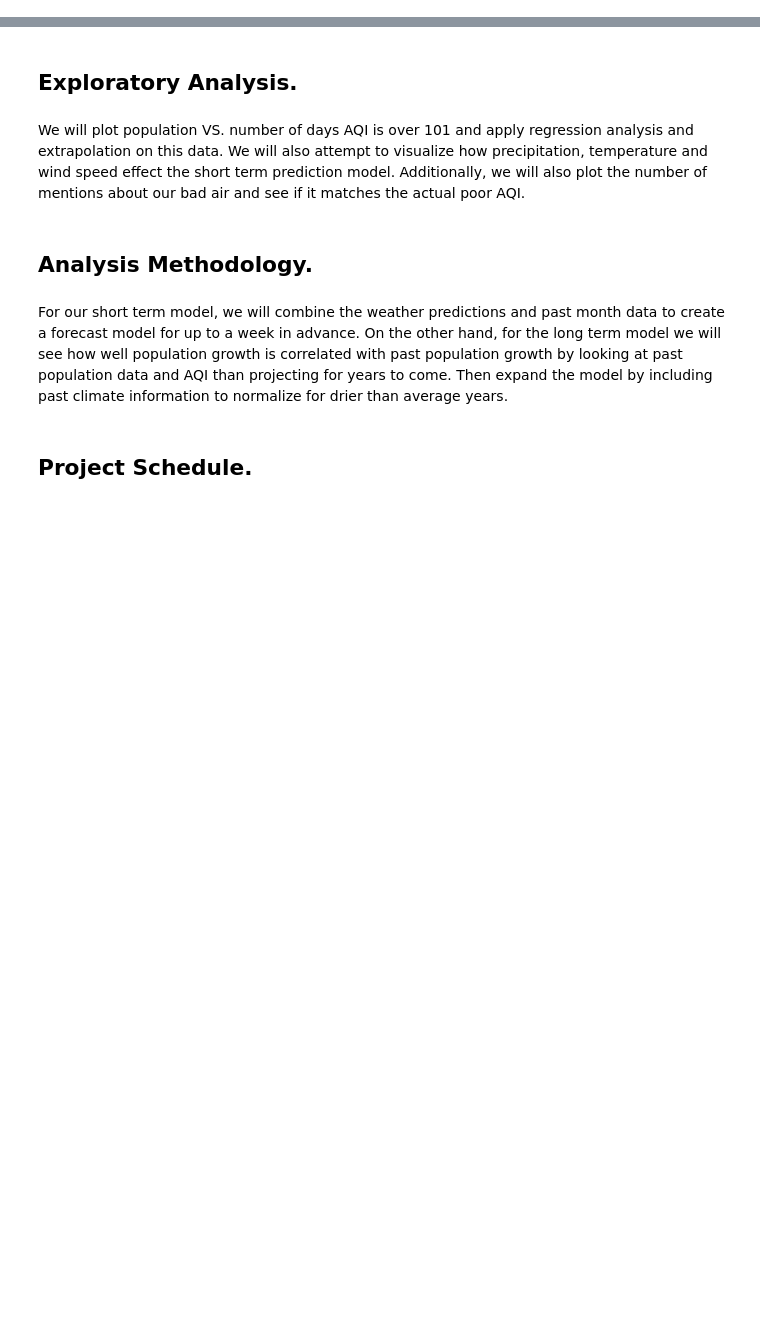
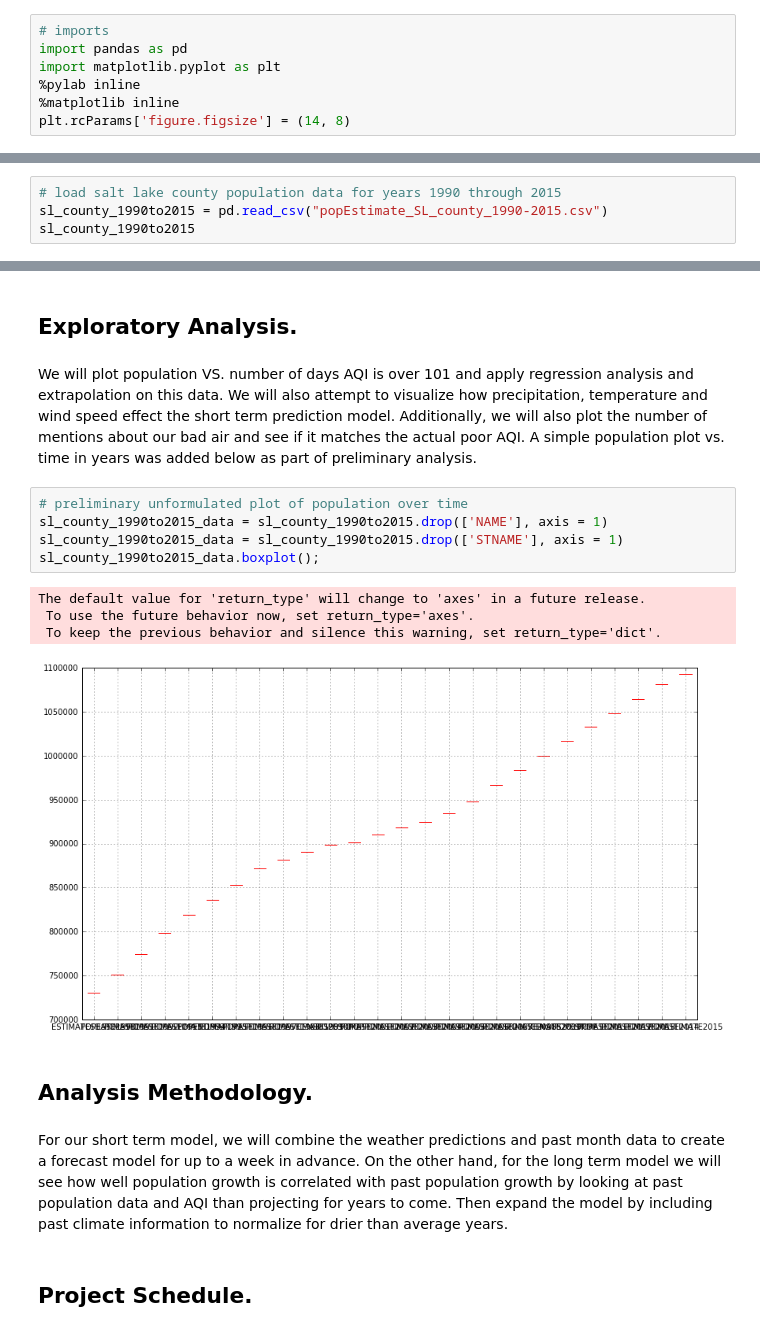
Before and after one commit to rolsenrob/SLC-AQI-Predictions-Project, a Jupyter notebook: Salt Lake City AQI Predictions and Forecasting..ipynb, the cells around one changed output, grey strips where cells are left out. Drawn from its saved outputs; the diff is of its cells as text; blank space fills up the shorter version.

Commit message:
added data and a simple plot

```diff
--- a/Salt Lake City AQI Predictions and Forecasting..ipynb
+++ b/Salt Lake City AQI Predictions and Forecasting..ipynb
@@ -23,0 +24,7 @@ We will need to gather a significant amount of data from several sources. For th
+# %%
+# imports
+import pandas as pd
+import matplotlib.pyplot as plt
+%pylab inline
+%matplotlib inline
+plt.rcParams['figure.figsize'] = (14, 8)
@@ -28,0 +77,4 @@ We expect that we should be able to give an accurate short term AQI prediction,
+# %%
+# load salt lake county population data for years 1990 through 2015
+sl_county_1990to2015 = pd.read_csv("popEstimate_SL_county_1990-2015.csv")
+sl_county_1990to2015
@@ -29,7 +85,17 @@ We expect that we should be able to give an accurate short term AQI prediction,
 # %% [markdown]
 ## Exploratory Analysis.
 # %% [markdown]
-We will plot population VS. number of days AQI is over 101 and apply regression analysis and extrapolation on this data. We will also attempt to visualize how precipitation, temperature and wind speed effect the short term prediction model. Additionally, we will also plot the number of mentions about our bad air and see if it matches the actual poor AQI.
+We will plot population VS. number of days AQI is over 101 and apply regression analysis and extrapolation on this data. We will also attempt to visualize how precipitation, temperature and wind speed effect the short term prediction model. Additionally, we will also plot the number of mentions about our bad air and see if it matches the actual poor AQI. A simple population plot vs. time in years was added below as part of preliminary analysis.
+# %%
+# preliminary unformulated plot of population over time
+sl_county_1990to2015_data = sl_county_1990to2015.drop(['NAME'], axis = 1)
+sl_county_1990to2015_data = sl_county_1990to2015.drop(['STNAME'], axis = 1)
+sl_county_1990to2015_data.boxplot();
+# %% [output]
+The default value for 'return_type' will change to 'axes' in a future release.
+ To use the future behavior now, set return_type='axes'.
+ To keep the previous behavior and silence this warning, set return_type='dict'.
+[figure, added]
 # %% [markdown]
 ## Analysis Methodology.
 # %% [markdown]
```
Also changed, not shown: parts of 7 cells of this notebook, 2 other files.
